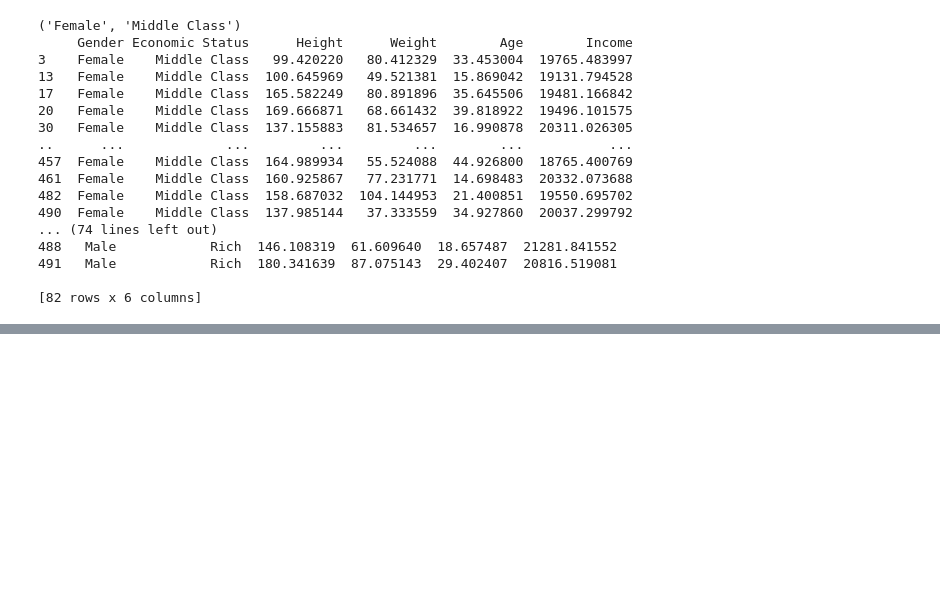
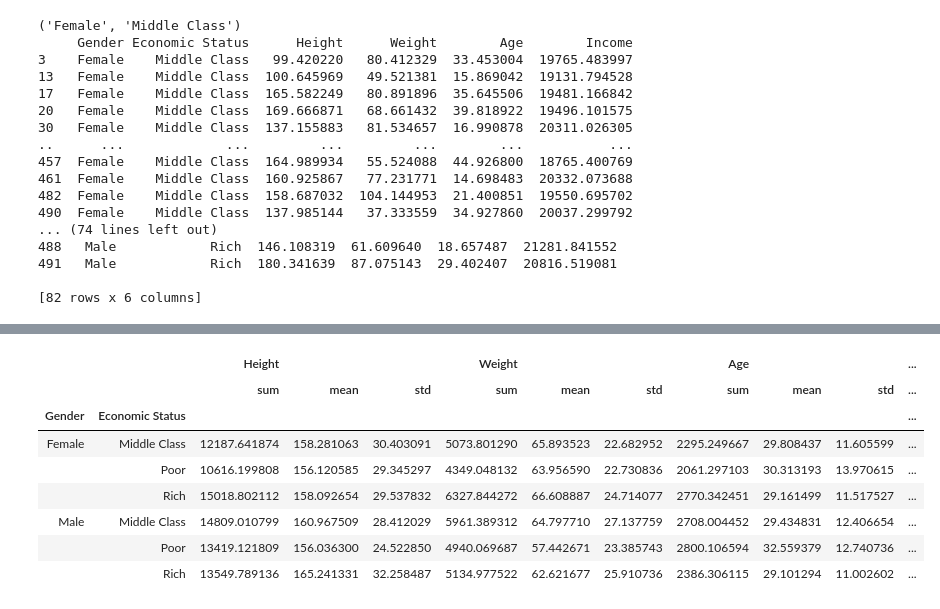
Before and after one commit to olivisoll/python_ML, a Jupyter notebook: notebooks/T2 - 3 - Data Cleaning - Agrupación de Datos.ipynb, the cells around one changed output, grey strips where cells are left out. Cells and saved outputs as stored; diff of their text form; code cells hidden in the pictures; blank space fills up the shorter version.

```diff
--- a/notebooks/T2 - 3 - Data Cleaning - Agrupación de Datos.ipynb
+++ b/notebooks/T2 - 3 - Data Cleaning - Agrupación de Datos.ipynb
@@ -149,0 +245,12 @@ for names, groups in double_group:
+# %%
+double_group.aggregate([np.sum, np.mean, np.std])
+# %% [output]
+|  |  | Height |  |  | Weight |  |  | Age |  |  | ... |
+|  |  | sum | mean | std | sum | mean | std | sum | mean | std | ... |
+| Gender | Economic Status |  |  |  |  |  |  |  |  |  | ... |
+| Female | Middle Class | 12187.641874 | 158.281063 | 30.403091 | 5073.801290 | 65.893523 | 22.682952 | 2295.249667 | 29.808437 | 11.605599 | ... |
+|  | Poor | 10616.199808 | 156.120585 | 29.345297 | 4349.048132 | 63.956590 | 22.730836 | 2061.297103 | 30.313193 | 13.970615 | ... |
+|  | Rich | 15018.802112 | 158.092654 | 29.537832 | 6327.844272 | 66.608887 | 24.714077 | 2770.342451 | 29.161499 | 11.517527 | ... |
+| Male | Middle Class | 14809.010799 | 160.967509 | 28.412029 | 5961.389312 | 64.797710 | 27.137759 | 2708.004452 | 29.434831 | 12.406654 | ... |
+|  | Poor | 13419.121809 | 156.036300 | 24.522850 | 4940.069687 | 57.442671 | 23.385743 | 2800.106594 | 32.559379 | 12.740736 | ... |
+|  | Rich | 13549.789136 | 165.241331 | 32.258487 | 5134.977522 | 62.621677 | 25.910736 | 2386.306115 | 29.101294 | 11.002602 | ... |
```
Also changed, not shown: parts of 28 cells of this notebook.
